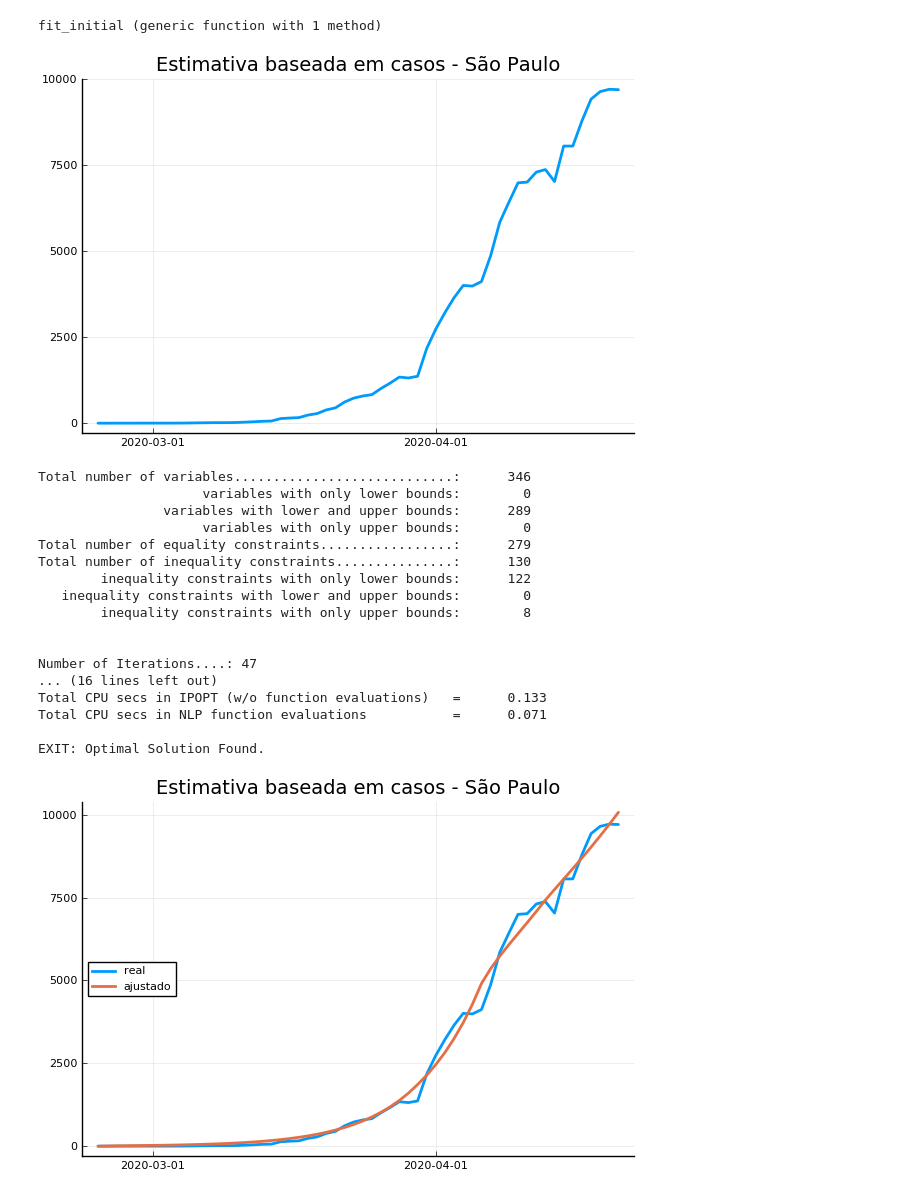
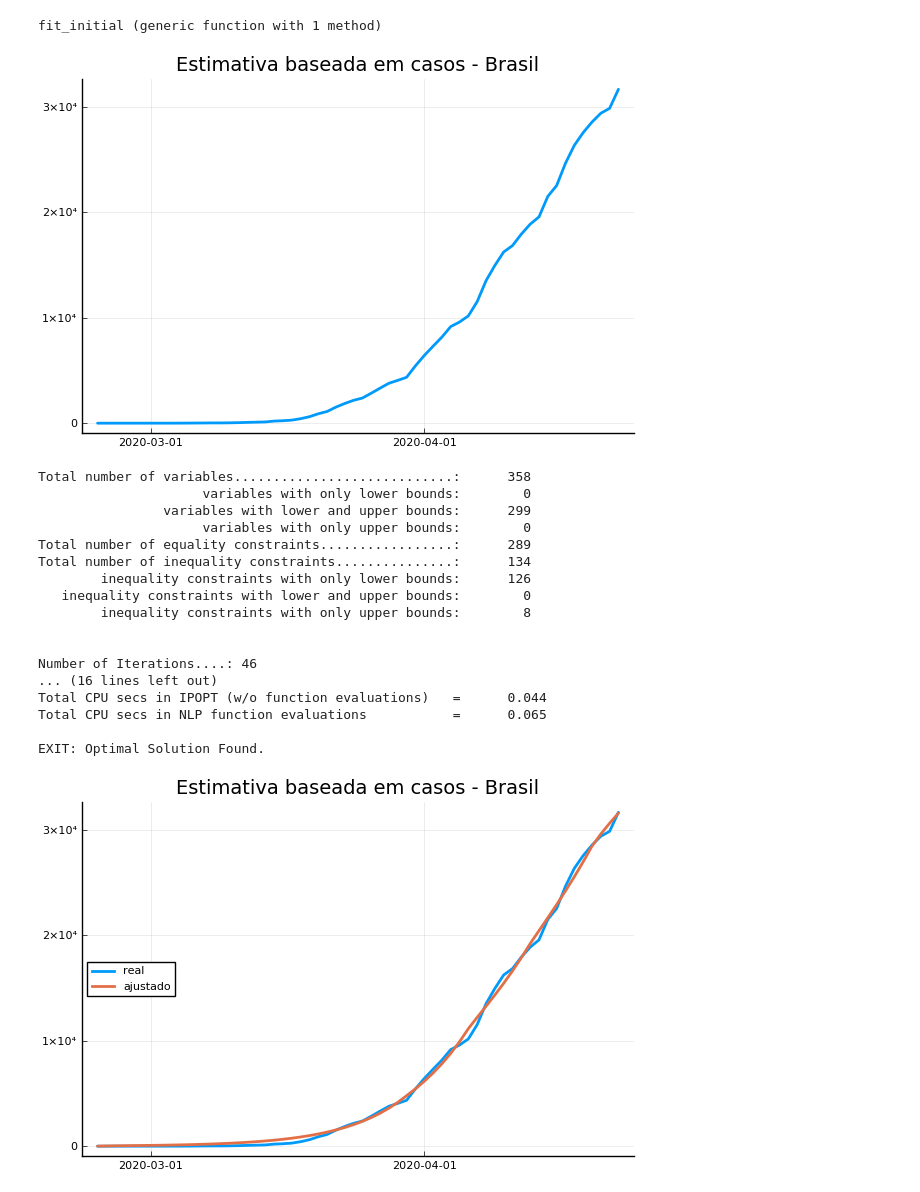
Before and after one commit to pjssilva/Robot-dance, a Jupyter notebook: estima_rt_ctes.ipynb, the cells around one changed output. Drawn from its saved outputs; the diff is of its cells as text; code cells hidden in the pictures.

```diff
--- a/estima_rt_ctes.ipynb
+++ b/estima_rt_ctes.ipynb
@@ -14,38 +14,38 @@ fit_initial (generic function with 1 method)
 # %%
 # Maximum allowed RT, using estimated values (the actual value should be around 2.5)
 col = Dict("casos" => 4, "óbitos" => 6)
 tipo = "casos"
 max_rt = 10.0
 tempo_para_curar = 14
 
 # Read data
 
 # Dados Brasil
-# nome="Brasil"
-# col = Dict("casos" => 2, "óbitos" => 4)
-# data = DataFrames.DataFrame(CSV.File("data/BrasilCov19.csv"; missingstring="?"))
-# populacao = 211388000 # população do Brasil
+nome="Brasil"
+col = Dict("casos" => 2, "óbitos" => 4)
+data = DataFrames.DataFrame(CSV.File("data/BrasilCov19.csv"; missingstring="?"))
+populacao = 211388000 # população do Brasil
 
 # Dados Estados
-nome, sigla = "São Paulo", "SP"
-data = DataFrames.DataFrame(CSV.File("data/EstadosCov19.csv"; missingstring="?"))
-data = data[data.estado .== sigla, :]
-populacoes = DataFrames.DataFrame(CSV.File("data/populacoes_estados.csv"))
-populacao = populacoes[populacoes[:,1] .== nome, 7]
+#nome, sigla = "São Paulo", "SP"
+#data = DataFrames.DataFrame(CSV.File("data/EstadosCov19.csv"; missingstring="?"))
+#data = data[data.estado .== sigla, :]
+#populacoes = DataFrames.DataFrame(CSV.File("data/populacoes_estados.csv"))
+#populacao = populacoes[populacoes[:,1] .== nome, 7]
 
 # Seleciona os dados com um mínimo de informação
 primeiro = findfirst(x -> x > 0, data[:, col[tipo] + 1])
 data = data[maximum( (1, primeiro - tempo_para_curar - 1) ):end, :]
 novos_casos = map(x -> x === missing ? 0.0 : x, data[:, col[tipo]])
 infectados = rolling(sum, novos_casos, tempo_para_curar)[1:end]
 
 dia_quarentena = Dates.Date(2020, 03, 24)
 inicio_quarentena = (dia_quarentena - data.data[1]).value - tempo_para_curar
 
 plot(data.data[tempo_para_curar:end], infectados, lw=2, legend=:topleft, label="")
 title!("Estimativa baseada em $tipo - $nome")
 # %% [output]
-[figure, old version]
+[figure, new version]
 # %%
 # Cria modelo SEIR e ajusta paramêtros tentando achar a evolução do rt
 ndias = length(infectados)
@@ -96,21 +96,21 @@ erro2_i = sum((factor*(i[t] - infectados[t + 1]))^2 for t = 0:lastday)
 @objective(m, Min, sum((factor*(i[t] - infectados[t + 1]))^2 for t = 0:lastday) + 0.1*sum(ttv))
 optimize!(m)
 # %% [output]
-Total number of variables............................:      346
+Total number of variables............................:      358
                      variables with only lower bounds:        0
-                variables with lower and upper bounds:      289
+                variables with lower and upper bounds:      299
                      variables with only upper bounds:        0
-Total number of equality constraints.................:      279
-Total number of inequality constraints...............:      130
-        inequality constraints with only lower bounds:      122
+Total number of equality constraints.................:      289
+Total number of inequality constraints...............:      134
+        inequality constraints with only lower bounds:      126
    inequality constraints with lower and upper bounds:        0
         inequality constraints with only upper bounds:        8
 
 
-Number of Iterations....: 47
+Number of Iterations....: 46
 ... (16 lines left out)
-Total CPU secs in IPOPT (w/o function evaluations)   =      0.133
-Total CPU secs in NLP function evaluations           =      0.071
+Total CPU secs in IPOPT (w/o function evaluations)   =      0.044
+Total CPU secs in NLP function evaluations           =      0.065
 
 EXIT: Optimal Solution Found.
 # %%
@@ -120,7 +120,7 @@ plot(data.data[tempo_para_curar:end], populacao.*infectados, lw=2, legend=:left,
 plot!(data.data[tempo_para_curar:end], populacao.*ajustado, lw=2, label="ajustado")
 title!("Estimativa baseada em $tipo - $nome")
 # %% [output]
-[figure, old version]
+[figure, new version]
 # %%
 # Apresenta o RT estimado, note que ele cai :-)
 rt_est = copy(value.(m[:rt]).data)
```
Also changed, not shown: parts of 4 cells of this notebook, 2 other files.
